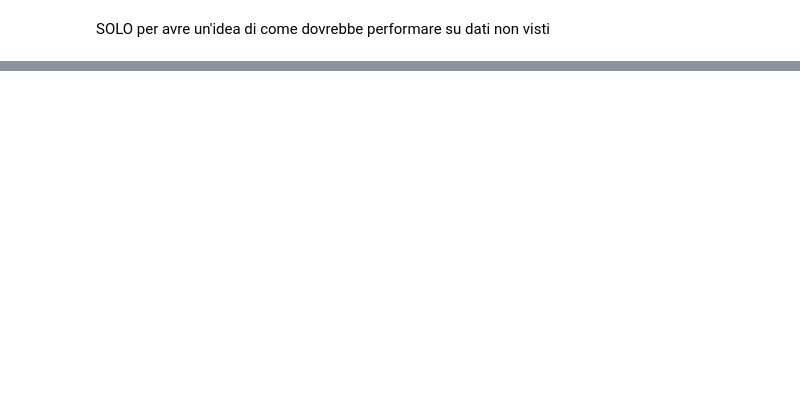
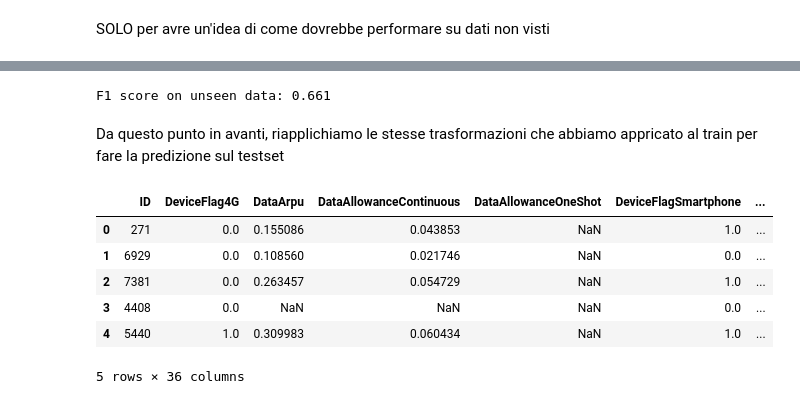
Before and after one commit to EugenioTL/Vodafone_Challenge, a Jupyter notebook: Vodafone.ipynb, the cells around one changed output, grey strips where cells are left out. Cells and saved outputs as stored; diff of their text form; code cells hidden in the pictures; blank space fills up the shorter version.

```diff
--- a/Vodafone.ipynb
+++ b/Vodafone.ipynb
@@ -372,0 +518,24 @@ F1 score on unseen data: 0.602
+# %%
+# Test Performance
+
+model = GradientBoostingClassifier()
+model.fit(X_train, y_train)
+y_pred = model.predict(X_test)
+# F1
+print("F1 score on unseen data: %.3f" % f1_score(y_test, y_pred, average='micro'))
+# %% [output]
+F1 score on unseen data: 0.661
+# %% [markdown]
+Da questo punto in avanti, riapplichiamo le stesse trasformazioni che abbiamo appricato al train per fare la predizione sul testset
+# %%
+# Import and plot the TEST dataset
+test_data = pd.read_csv("testset.csv", delimiter=",")
+test_data.head()
+# %% [output]
+|  | ID | DeviceFlag4G | DataArpu | DataAllowanceContinuous | DataAllowanceOneShot | DeviceFlagSmartphone | ... |
+| 0 | 271 | 0.0 | 0.155086 | 0.043853 | NaN | 1.0 | ... |
+| 1 | 6929 | 0.0 | 0.108560 | 0.021746 | NaN | 0.0 | ... |
+| 2 | 7381 | 0.0 | 0.263457 | 0.054729 | NaN | 1.0 | ... |
+| 3 | 4408 | 0.0 | NaN | NaN | NaN | 0.0 | ... |
+| 4 | 5440 | 1.0 | 0.309983 | 0.060434 | NaN | 1.0 | ... |
+5 rows × 36 columns
```
Also changed, not shown: parts of 27 cells of this notebook, 1 other file.
